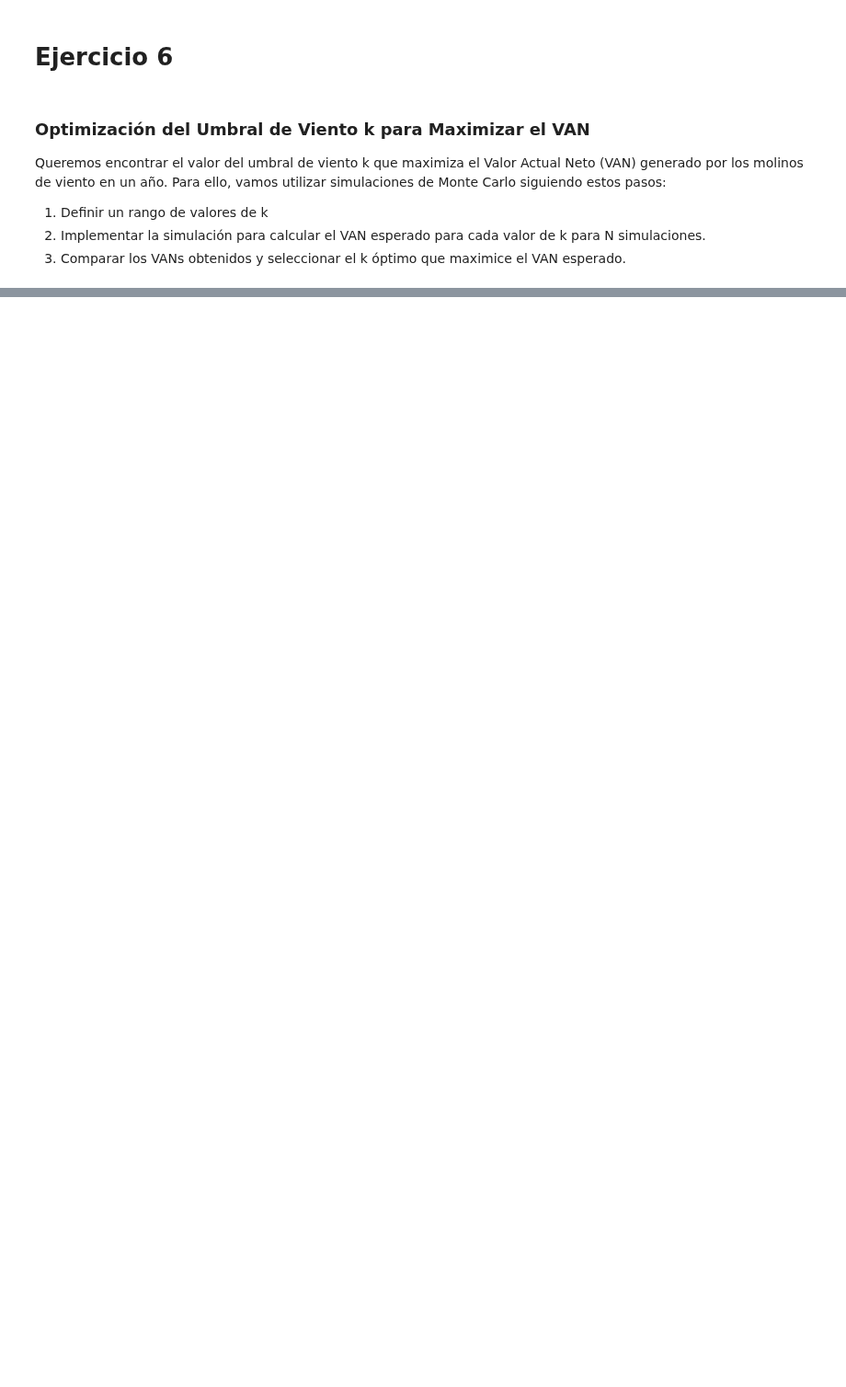
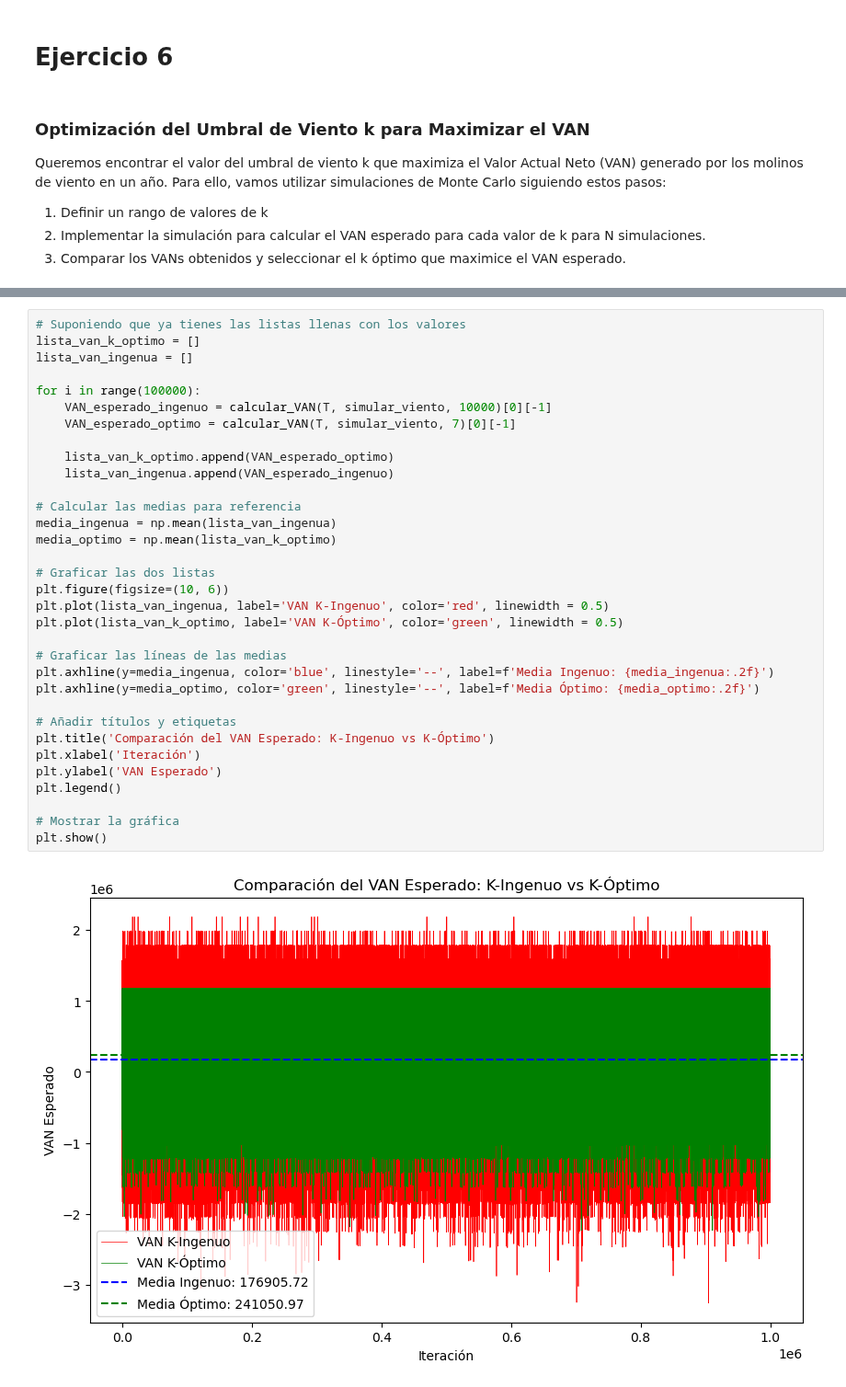
Before and after one commit to MarianoSanson/tp-viento, a Jupyter notebook: viento.ipynb, the cells around one changed output, grey strips where cells are left out. Shown at 92% size. Drawn from its saved outputs; the diff is of its cells as text; blank space fills up the shorter version.

```diff
--- a/viento.ipynb
+++ b/viento.ipynb
@@ -578,0 +553,35 @@ El valor óptimo de k es: (44771.22208260815, 7)
+# %%
+# Suponiendo que ya tienes las listas llenas con los valores
+lista_van_k_optimo = []
+lista_van_ingenua = []
+
+for i in range(100000):
+    VAN_esperado_ingenuo = calcular_VAN(T, simular_viento, 10000)[0][-1]
+    VAN_esperado_optimo = calcular_VAN(T, simular_viento, 7)[0][-1]
+
+    lista_van_k_optimo.append(VAN_esperado_optimo)
+    lista_van_ingenua.append(VAN_esperado_ingenuo)
+
+# Calcular las medias para referencia
+media_ingenua = np.mean(lista_van_ingenua)
+media_optimo = np.mean(lista_van_k_optimo)
+
+# Graficar las dos listas
+plt.figure(figsize=(10, 6))
+plt.plot(lista_van_ingenua, label='VAN K-Ingenuo', color='red', linewidth = 0.5)
+plt.plot(lista_van_k_optimo, label='VAN K-Óptimo', color='green', linewidth = 0.5)
+
+# Graficar las líneas de las medias
+plt.axhline(y=media_ingenua, color='blue', linestyle='--', label=f'Media Ingenuo: {media_ingenua:.2f}')
+plt.axhline(y=media_optimo, color='green', linestyle='--', label=f'Media Óptimo: {media_optimo:.2f}')
+
+# Añadir títulos y etiquetas
+plt.title('Comparación del VAN Esperado: K-Ingenuo vs K-Óptimo')
+plt.xlabel('Iteración')
+plt.ylabel('VAN Esperado')
+plt.legend()
+
+# Mostrar la gráfica
+plt.show()
+# %% [output]
+[figure, added]
```
Also changed, not shown: parts of 21 cells of this notebook.
